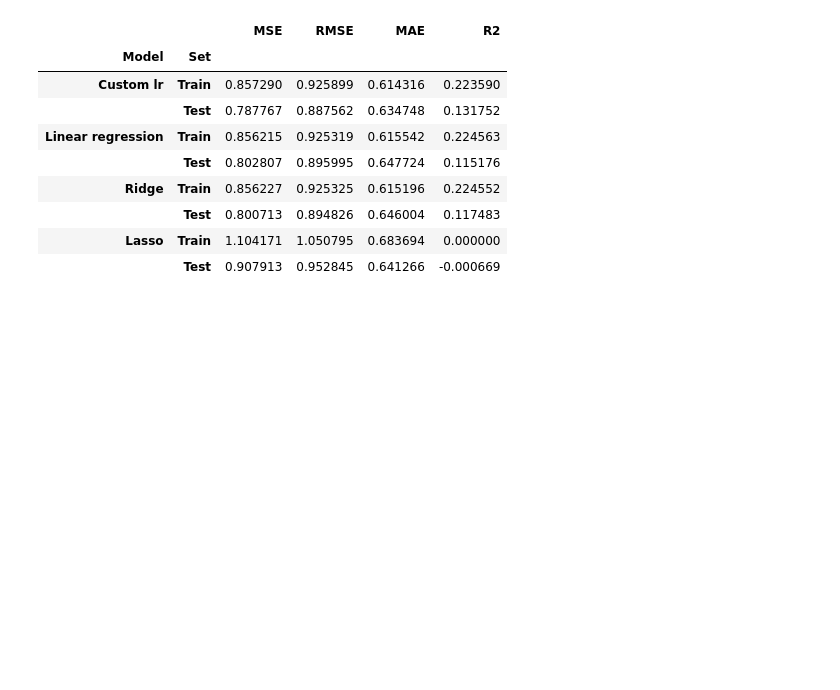
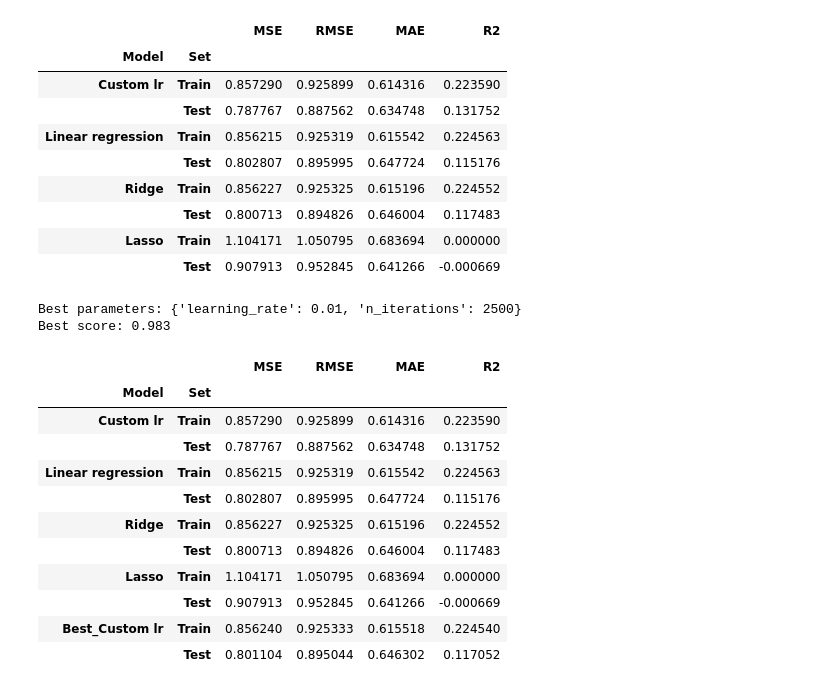
Before and after one commit to proc1v/ML-Intro-LNU, a Jupyter notebook: IW1/IW1.ipynb, the cells around one changed output. Drawn from its saved outputs; the diff is of its cells as text; code cells hidden in the pictures; blank space fills up the shorter version.

```diff
--- a/IW1/IW1.ipynb
+++ b/IW1/IW1.ipynb
@@ -296,4 +292,41 @@ results
 from sklearn.model_selection import GridSearchCV
 
 param_grid = {
-    'alpha': [0.01]
+    'learning_rate': [0.001, 0.01, 0.1],
+    'n_iterations': [1000, 2500, 3000],
+}
+
+grid_search = GridSearchCV(CustomLinearRegression(), param_grid, cv=5, scoring='neg_mean_squared_error', return_train_score=True)
+grid_search.fit(X_train_scaled, y_train)
+
+print(f'Best parameters: {grid_search.best_params_}')
+print(f'Best score: {np.sqrt(-grid_search.best_score_):.3f}')
+# %% [output]
+Best parameters: {'learning_rate': 0.01, 'n_iterations': 2500}
+Best score: 0.983
+# %%
+# train the model using best parameters
+best_custom_lr = CustomLinearRegression(**grid_search.best_params_)
+best_custom_lr.fit(X_train_scaled, y_train)
+
+# predict on the train and test set
+y_train_pred_custom = best_custom_lr.predict(X_train_scaled)
+y_test_pred_custom = best_custom_lr.predict(X_test_scaled)
+
+results.loc[('Best_Custom lr', 'Train'), :] = evaluate(y_train, y_train_pred_custom)
+results.loc[('Best_Custom lr', 'Test'), :] = evaluate(y_test, y_test_pred_custom)
+
+results
+# %% [output]
+|  |  | MSE | RMSE | MAE | R2 |
+| Model | Set |  |  |  |  |
+| Custom lr | Train | 0.857290 | 0.925899 | 0.614316 | 0.223590 |
+|  | Test | 0.787767 | 0.887562 | 0.634748 | 0.131752 |
+| Linear regression | Train | 0.856215 | 0.925319 | 0.615542 | 0.224563 |
+|  | Test | 0.802807 | 0.895995 | 0.647724 | 0.115176 |
+| Ridge | Train | 0.856227 | 0.925325 | 0.615196 | 0.224552 |
+|  | Test | 0.800713 | 0.894826 | 0.646004 | 0.117483 |
+| Lasso | Train | 1.104171 | 1.050795 | 0.683694 | 0.000000 |
+|  | Test | 0.907913 | 0.952845 | 0.641266 | -0.000669 |
+| Best_Custom lr | Train | 0.856240 | 0.925333 | 0.615518 | 0.224540 |
+|  | Test | 0.801104 | 0.895044 | 0.646302 | 0.117052 |
```
Also changed, not shown: parts of 8 cells of this notebook.
